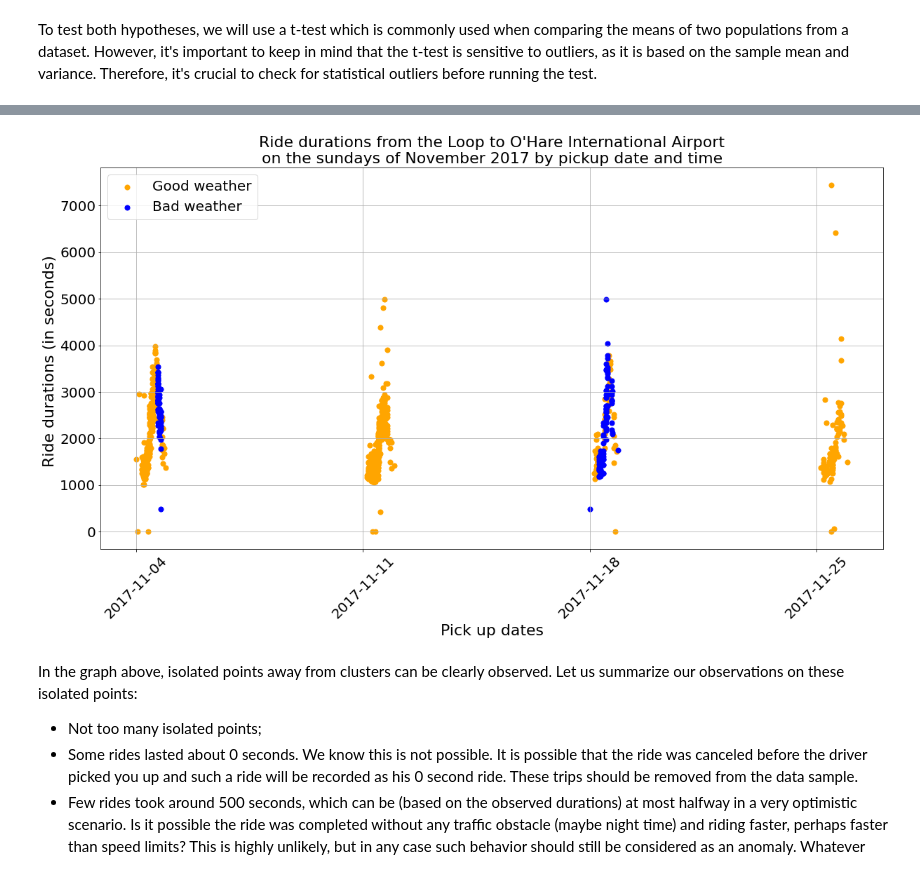
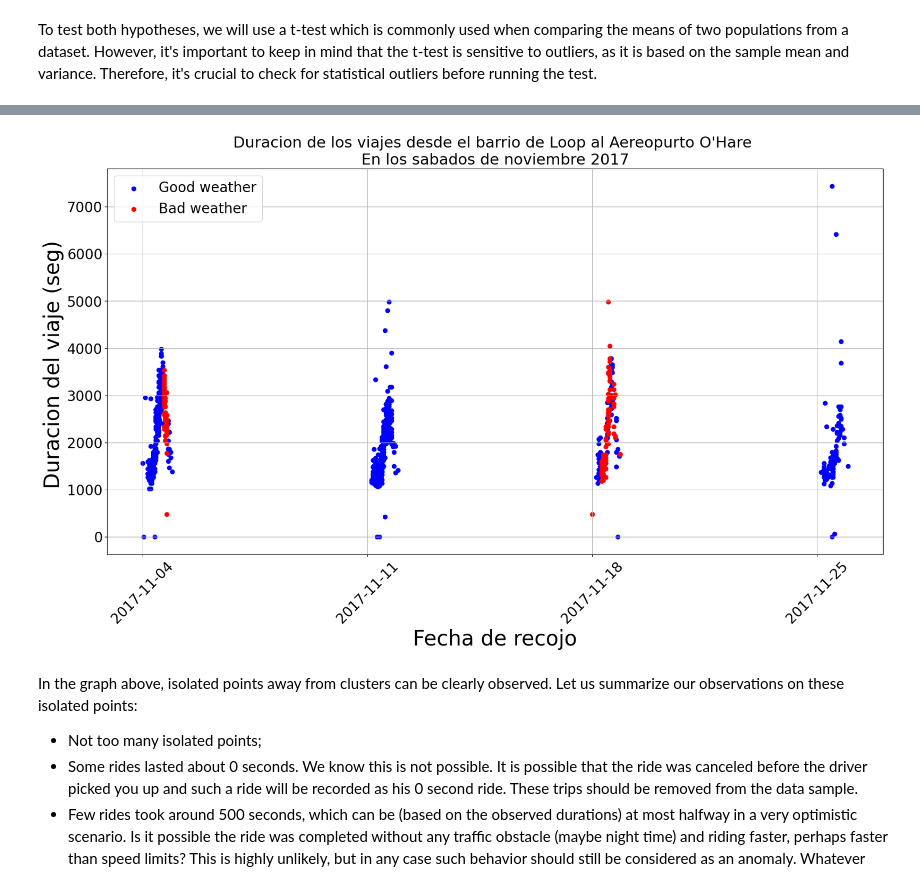
Before and after one commit to glouigi/PROYECTO-SPRINT-8, a Jupyter notebook: SPRINT 8 - RECOPILACION Y ALMACENAMIENTO DE DATOS.ipynb, the cells around one changed output, grey strips where cells are left out. Saved outputs shown, nothing was run; the diff lists cells and outputs as text; code cells hidden in the pictures.

```diff
--- a/SPRINT 8 - RECOPILACION Y ALMACENAMIENTO DE DATOS.ipynb
+++ b/SPRINT 8 - RECOPILACION Y ALMACENAMIENTO DE DATOS.ipynb
@@ -151,9 +151,10 @@ Se tienen 1068 filas de data en el DF `sql_result_07`, no se aprecia data `NaN`
 # Cambiando el tipo de dato de la columna 'start_ts' a datetime
 sql_result_07['start_ts'] = pd.to_datetime(sql_result_07['start_ts'], format='%Y-%m-%d %H:%M:%S', errors='coerce')
 
-# Creamos las columnas 'Fecha' y 'Hora'
+# Creamos las columnas 'Fecha', 'Hora' y 'Dia_semana'
 sql_result_07['Fecha'] = sql_result_07['start_ts'].dt.date
 sql_result_07['Hora'] = sql_result_07['start_ts'].dt.time
+sql_result_07['Dia_semana'] = sql_result_07['start_ts'].dt.day_name()
 
 sql_result_07.info()
 print()
@@ -388,24 +338,24 @@ Let us analyze the statistical outliers via a scatter plot.
 # %%
-# Generate a scatter plot
+# Grafico de dispersion
 plt.figure(figsize=(20,10))
-plt.scatter(result_07.loc[result_07['weather_conditions'] == 'Good','start_ts'],
-            result_07.loc[result_07['weather_conditions'] == 'Good', 'duration_seconds'],
-            s=50, c='Orange', label='Good weather')
-plt.scatter(result_07.loc[result_07['weather_conditions'] == 'Bad','start_ts'],
-            result_07.loc[result_07['weather_conditions'] == 'Bad', 'duration_seconds'],
-            s=50, c='Blue', label='Bad weather')
-plt.title("Ride durations from the Loop to O'Hare International Airport\n"
-          "on the sundays of November 2017 by pickup date and time",
+plt.scatter(sql_result_07.loc[sql_result_07['weather_conditions'] == 'Good','start_ts'],
+            sql_result_07.loc[sql_result_07['weather_conditions'] == 'Good', 'duration_seconds'],
+            c='Blue', label='Good weather')
+plt.scatter(sql_result_07.loc[sql_result_07['weather_conditions'] == 'Bad','start_ts'],
+            sql_result_07.loc[sql_result_07['weather_conditions'] == 'Bad', 'duration_seconds'],
+            c='Red', label='Bad weather')
+plt.title("Duracion de los viajes desde el barrio de Loop al Aereopurto O'Hare \n"
+          "En los sabados de noviembre 2017",
           fontsize=22)
 plt.legend(fontsize=20)
-plt.ylabel("Ride durations (in seconds) ", fontsize=22)
-plt.xlabel('Pick up dates', fontsize=22)
-plt.xticks(result_07['start_ts'].dt.date.unique(), fontsize=20, rotation=45)
+plt.ylabel("Duracion del viaje (seg) ", fontsize=30)
+plt.xlabel('Fecha de recojo', fontsize=30)
+plt.xticks(sql_result_07['start_ts'].dt.date.unique(), fontsize=20, rotation=45)
 plt.yticks(fontsize=20)
 plt.grid()
 plt.show()
 # %% [output]
-[figure, old version]
+[figure, new version]
 # %% [markdown]
 In the graph above, isolated points away from clusters can be clearly observed. Let us summarize our observations on these isolated points:
 - Not too many isolated points;
```
Also changed, not shown: parts of 18 cells of this notebook.
